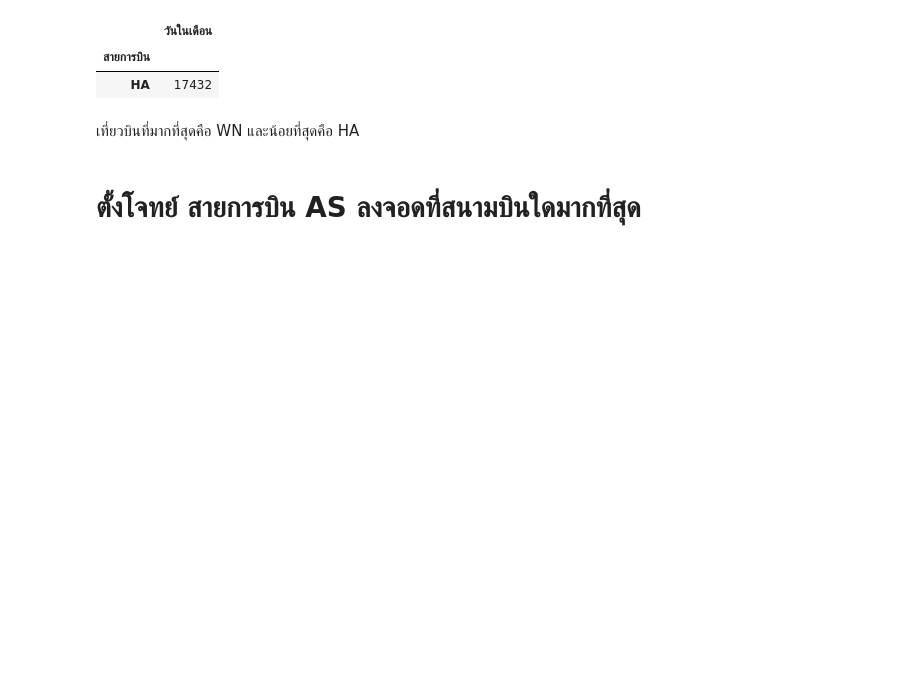
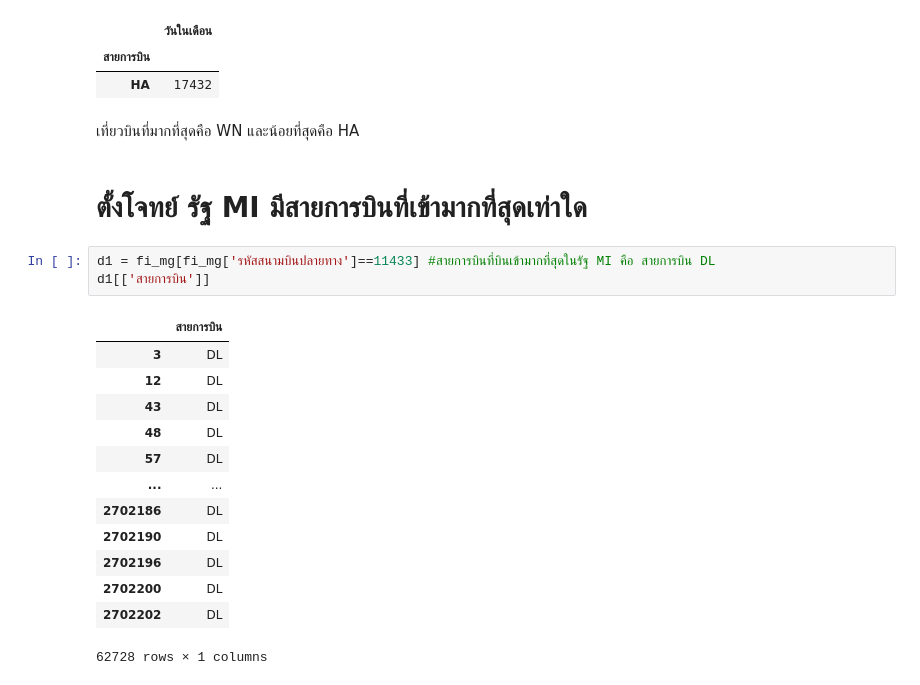
Before and after one commit to moneypitak/DWDM21, a Jupyter notebook: MiniExam.ipynb, the cells around one changed output. Cells and saved outputs as stored; diff of their text form; blank space fills up the shorter version.

Commit message:
ข้อ 0 , 3 ตั้งโจทย์เอง เสร็จแล้วแบบตึงเปรี๊ยะ

```diff
--- a/MiniExam.ipynb
+++ b/MiniExam.ipynb
@@ -203,5 +203,22 @@ min
 | HA | 17432 |
 # %% [markdown]
 เที่ยวบินที่มากที่สุดคือ WN และน้อยที่สุดคือ HA
-# %% [markdown]
-# ตั้งโจทย์ สายการบิน AS ลงจอดที่สนามบินใดมากที่สุด
+# %% [markdown]
+# ตั้งโจทย์ รัฐ MI มีสายการบินที่เข้ามากที่สุดเท่าใด
+# %%
+d1 = fi_mg[fi_mg['รหัสสนามบินปลายทาง']==11433] #สายการบินที่บินเข้ามากที่สุดในรัฐ MI คือ สายการบิน DL
+d1[['สายการบิน']]
+# %% [output]
+|  | สายการบิน |
+| 3 | DL |
+| 12 | DL |
+| 43 | DL |
+| 48 | DL |
+| 57 | DL |
+| ... | ... |
+| 2702186 | DL |
+| 2702190 | DL |
+| 2702196 | DL |
+| 2702200 | DL |
+| 2702202 | DL |
+62728 rows × 1 columns
```
